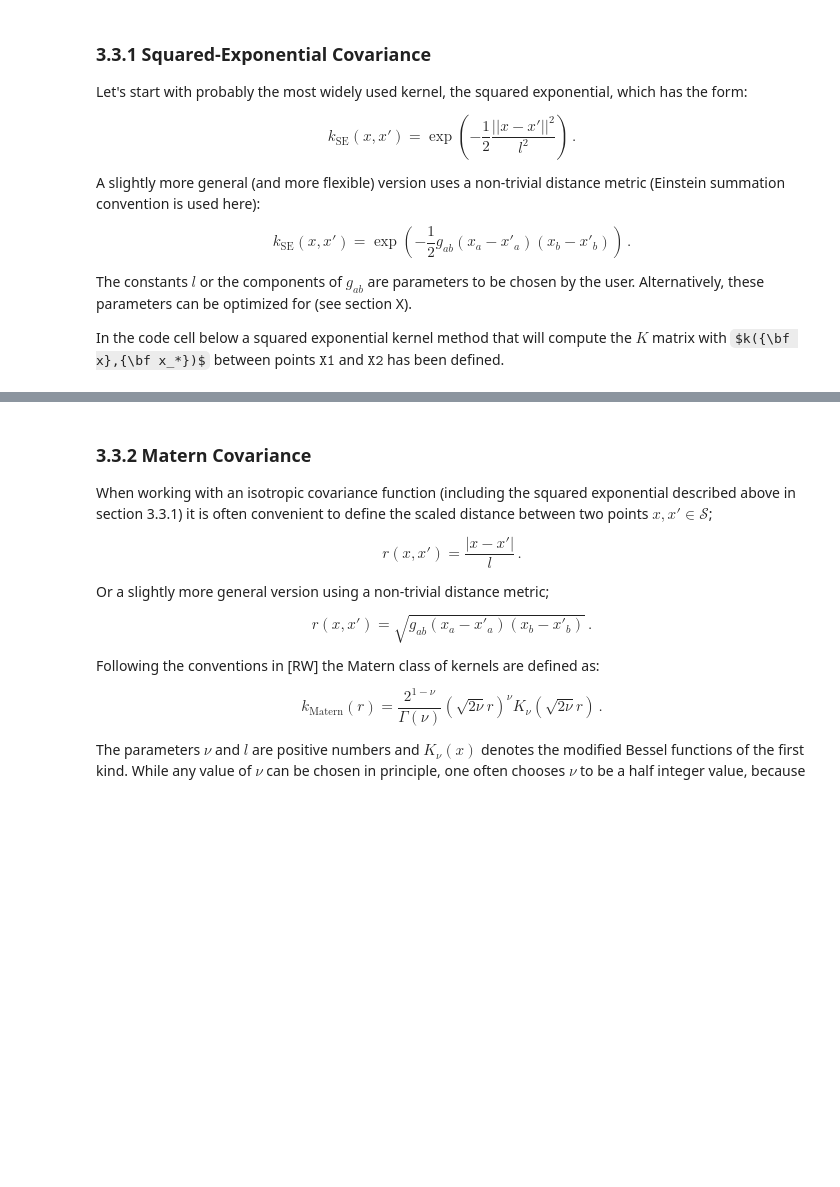
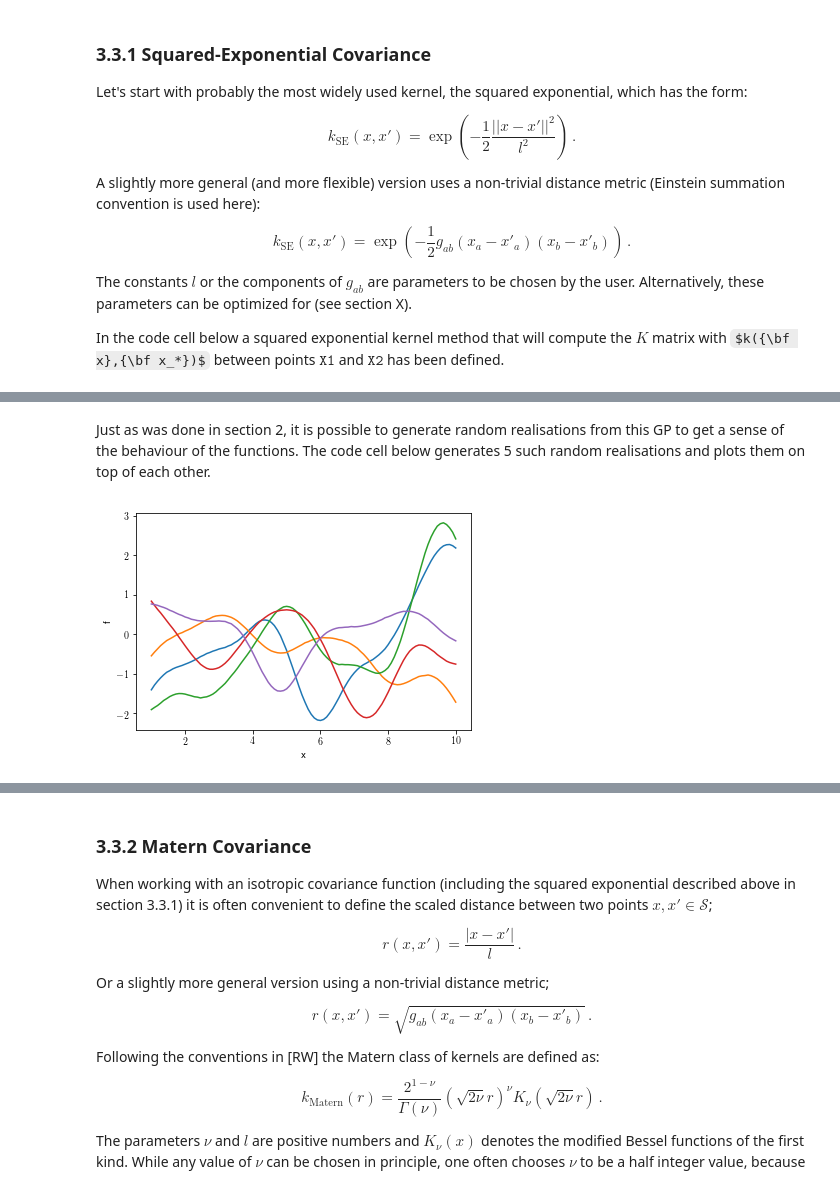
Before and after one commit to stasbabak/GPR_Chris_Zoheyr, a Jupyter notebook: dev/LectureNotes.ipynb, the cells around one changed output, grey strips where cells are left out. Drawn from its saved outputs; the diff is of its cells as text; code cells hidden in the pictures; some formulas as TeX source; blank space fills up the shorter version.

```diff
--- a/dev/LectureNotes.ipynb
+++ b/dev/LectureNotes.ipynb
@@ -431,0 +444,20 @@ Plot showing some random draws from the prior.
+# %% [markdown]
+Just as was done in section 2, it is possible to generate random realisations from this GP to get a sense of the behaviour of the functions. The code cell below generates 5 such random realisations and plots them on top of each other.
+# %%
+X = np.linspace(1,10,100).reshape(-1,1)
+
+K = squared_exponential_kernel ( X , X , scale=1 , metric=None )
+
+nugget_val = 1e-5
+nugget = np.diag ( nugget_val * np.ones(X.shape[0]) )
+
+for i in range(5):
+    f = np.random.multivariate_normal ( np.zeros(K.shape[0]) , K+nugget )
+    plt.plot(X,f)
+
+plt.xlabel('x')
+plt.ylabel('f')
+
+plt.show()
+# %% [output]
+[figure, added]
```
Also changed, not shown: parts of 20 cells of this notebook.
